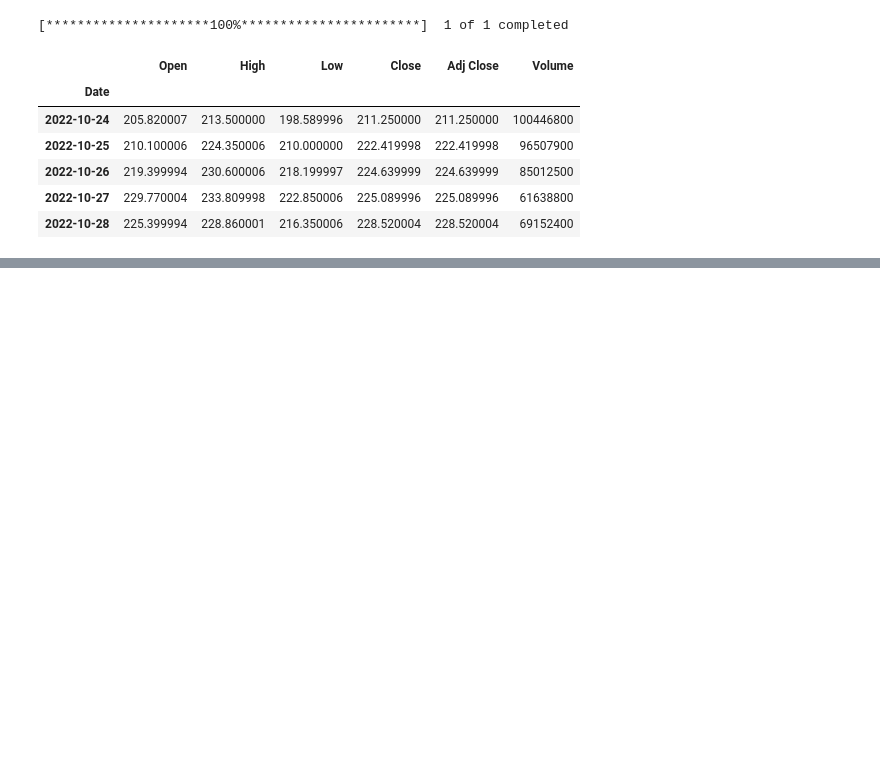
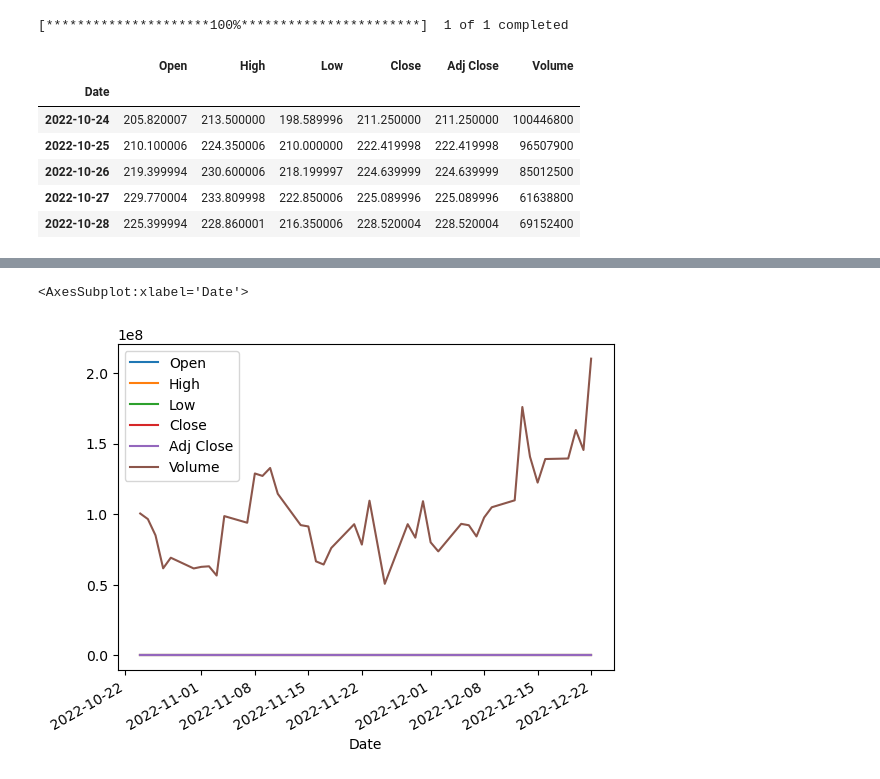
Before and after one commit to chwasiq0569/EDA-on-Time-Series-Data-, a Jupyter notebook: time-series-eda.ipynb, the cells around one changed output, grey strips where cells are left out. Cells and saved outputs as stored; diff of their text form; code cells hidden in the pictures; blank space fills up the shorter version.

```diff
--- a/time-series-eda.ipynb
+++ b/time-series-eda.ipynb
@@ -81,0 +92,5 @@ spy.head()
+# %%
+spy.plot()
+# %% [output]
+<AxesSubplot:xlabel='Date'>
+[figure, added]
```
Also changed, not shown: parts of 2 cells of this notebook.
